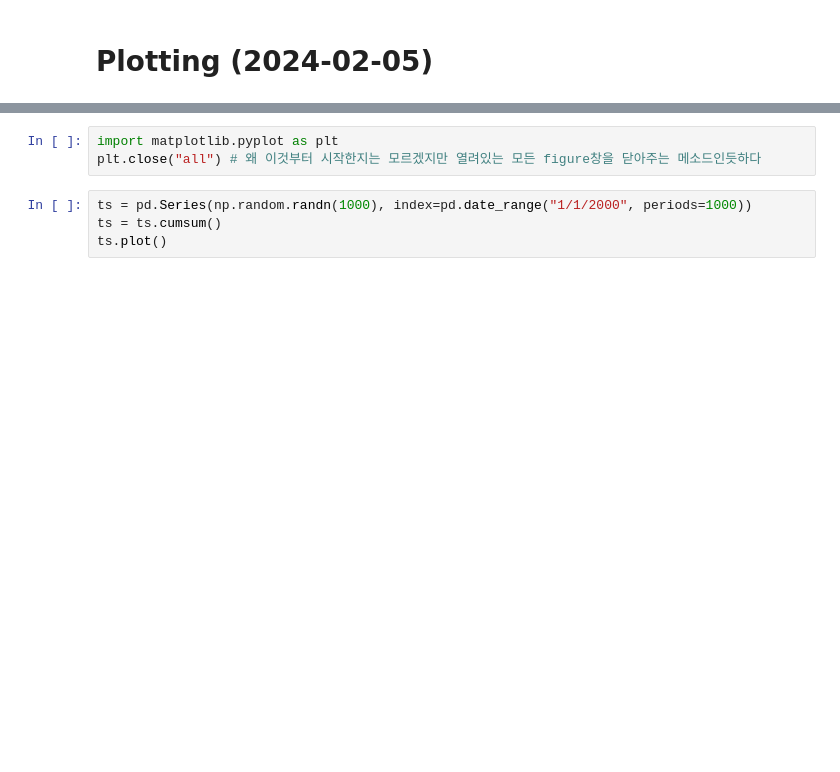
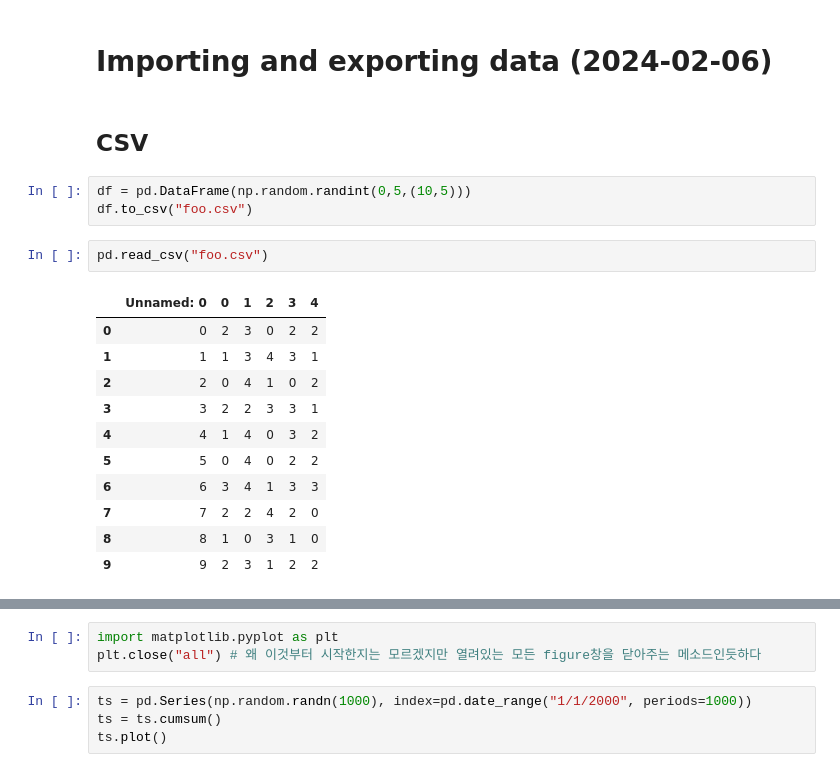
Before and after one commit to kyeob1107/pandas_til, a Jupyter notebook: For Uploading a Blog.ipynb, the cells around one changed output, grey strips where cells are left out. Cells and saved outputs as stored; diff of their text form; blank space fills up the shorter version.

```diff
--- a/For Uploading a Blog.ipynb
+++ b/For Uploading a Blog.ipynb
@@ -1,2 +1,21 @@
 # %% [markdown]
-# Plotting (2024-02-05)
+# Importing and exporting data (2024-02-06)
+# %% [markdown]
+## CSV
+# %%
+df = pd.DataFrame(np.random.randint(0,5,(10,5)))
+df.to_csv("foo.csv")
+# %%
+pd.read_csv("foo.csv")
+# %% [output]
+|  | Unnamed: 0 | 0 | 1 | 2 | 3 | 4 |
+| 0 | 0 | 2 | 3 | 0 | 2 | 2 |
+| 1 | 1 | 1 | 3 | 4 | 3 | 1 |
+| 2 | 2 | 0 | 4 | 1 | 0 | 2 |
+| 3 | 3 | 2 | 2 | 3 | 3 | 1 |
+| 4 | 4 | 1 | 4 | 0 | 3 | 2 |
+| 5 | 5 | 0 | 4 | 0 | 2 | 2 |
+| 6 | 6 | 3 | 4 | 1 | 3 | 3 |
+| 7 | 7 | 2 | 2 | 4 | 2 | 0 |
+| 8 | 8 | 1 | 0 | 3 | 1 | 0 |
+| 9 | 9 | 2 | 3 | 1 | 2 | 2 |
```
Also changed, not shown: parts of 12 cells of this notebook.
